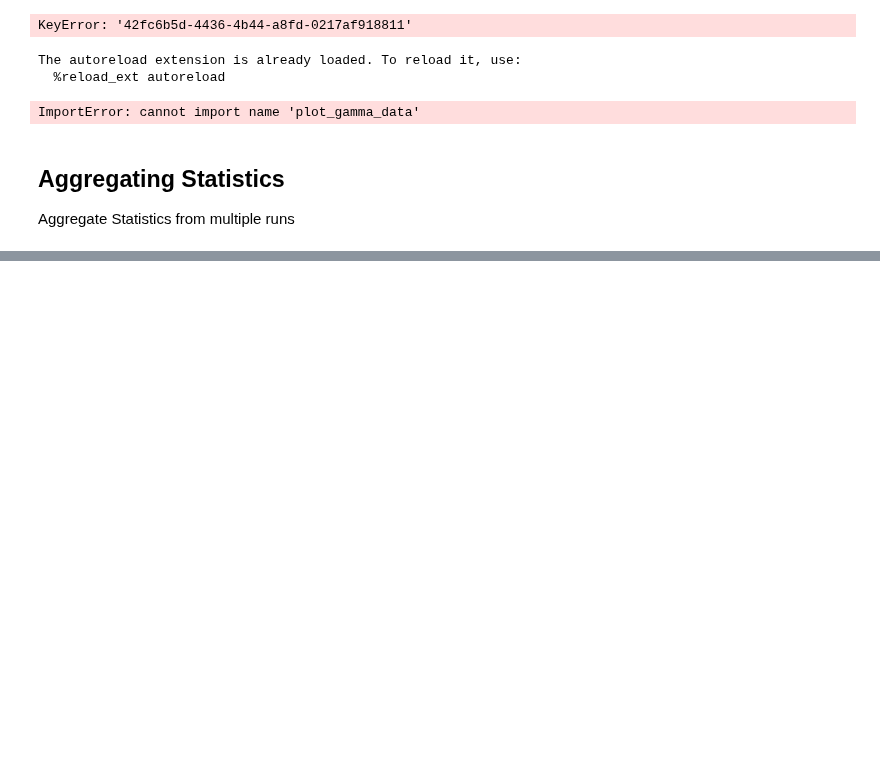
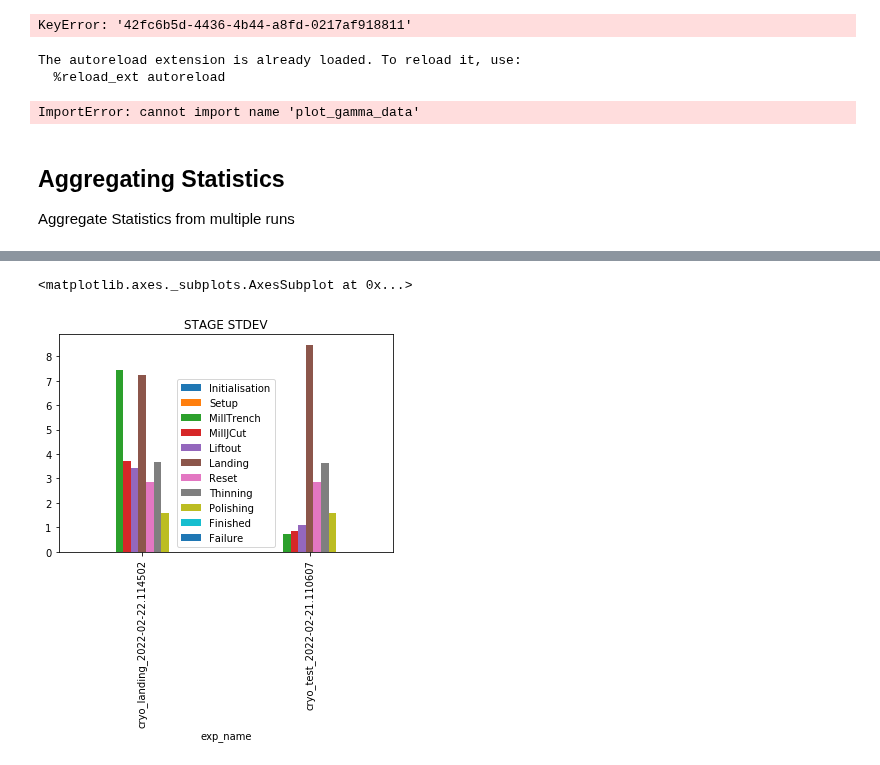
Before and after one commit to Phaips/autoliftout, a Jupyter notebook: liftout/tools/logging.ipynb, the cells around one changed output, grey strips where cells are left out. Cells and saved outputs as stored; diff of their text form; code cells hidden in the pictures; blank space fills up the shorter version.

```diff
--- a/liftout/tools/logging.ipynb
+++ b/liftout/tools/logging.ipynb
@@ -455,0 +512,5 @@ NameError: name 'MaxNLocator' is not defined
+# %%
+df_stage_std.plot.bar(title="STAGE STDEV")
+# %% [output]
+<matplotlib.axes._subplots.AxesSubplot at 0x...>
+[figure, added]
```
Also changed, not shown: parts of 5 cells of this notebook.
